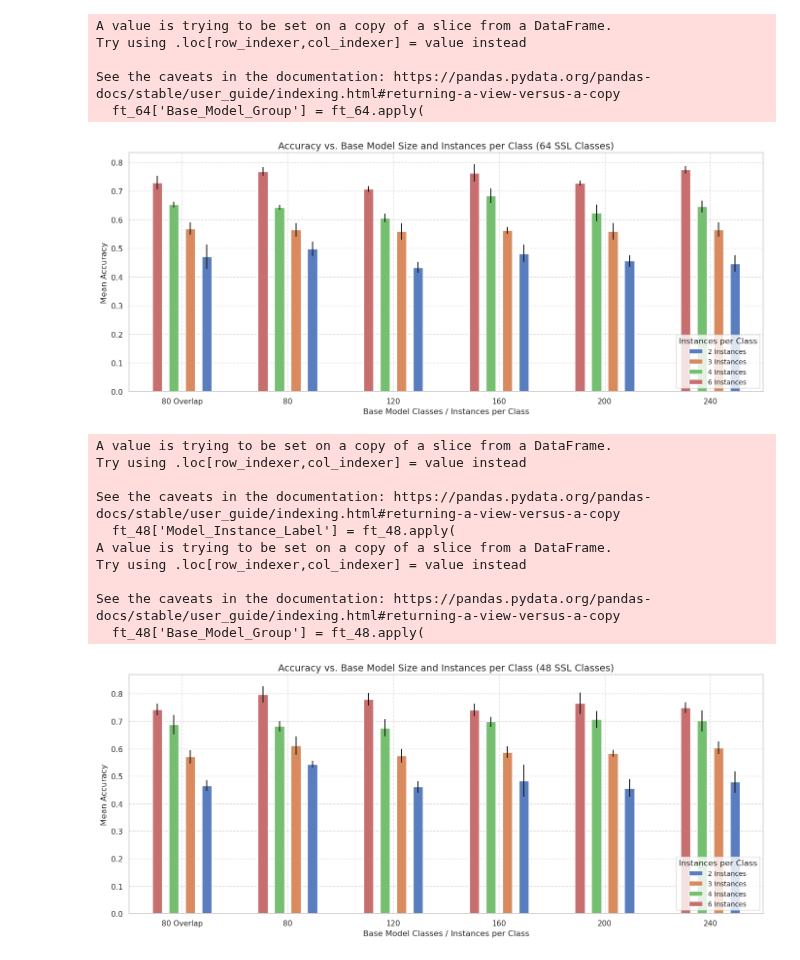
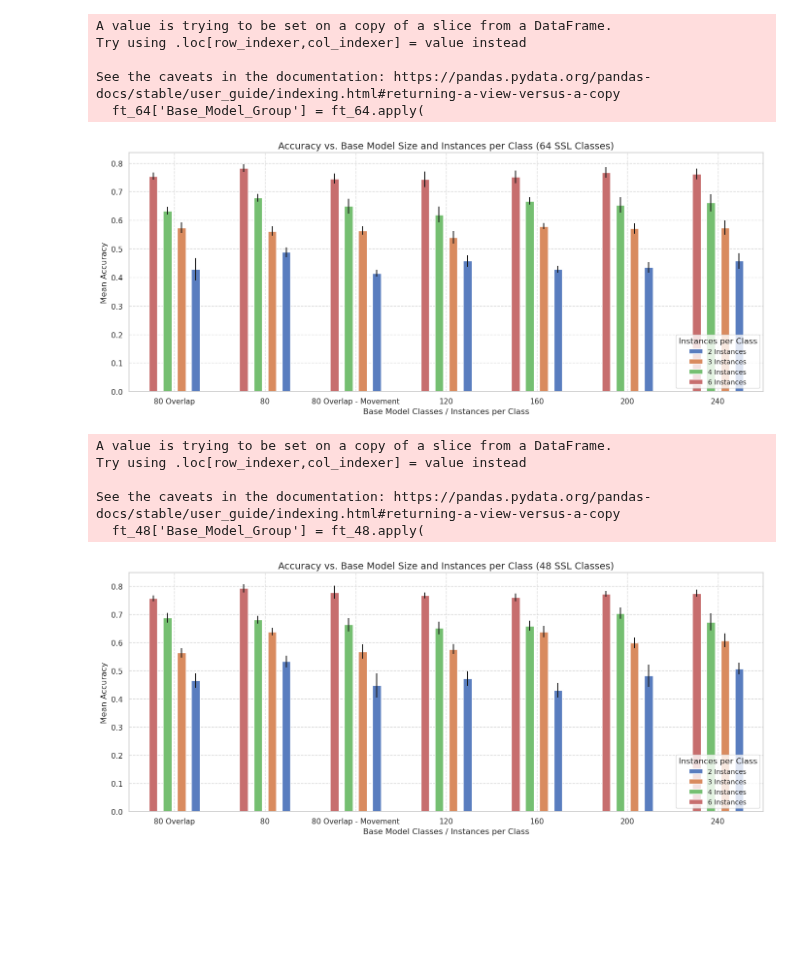
Before and after one commit to Neethamadhu-Madurasinghe/sign_language, a Jupyter notebook: plotting/SSL_models_results.ipynb, the cells around one changed output. Cells and saved outputs as stored; diff of their text form; code cells hidden in the pictures; blank space fills up the shorter version.

Commit message:
Plot again with new data

```diff
--- a/plotting/SSL_models_results.ipynb
+++ b/plotting/SSL_models_results.ipynb
@@ -23,9 +23,9 @@ def parse_metric(metric_str):
 df = pd.read_csv('Research Data - Summary.csv')
 # %%
 # Parse metrics into mean and std columns
-df[['Accuracy_mean', 'Accuracy_std']] = df['Accuracy'].apply(lambda x: pd.Series(parse_metric(x)))
-df[['F1_mean', 'F1_std']] = df['F1'].apply(lambda x: pd.Series(parse_metric(x)))
-df[['Epochs_mean', 'Epochs_std']] = df['Epochs'].apply(lambda x: pd.Series(parse_metric(x)))
+df[['Accuracy_mean', 'Accuracy_std']] = df['Accuracy_Fixed_Testing'].apply(lambda x: pd.Series(parse_metric(x)))
+df[['F1_mean', 'F1_std']] = df['F1_Fixed_Testing'].apply(lambda x: pd.Series(parse_metric(x)))
+df[['Epochs_mean', 'Epochs_std']] = df['Epochs_Fixed_Testing'].apply(lambda x: pd.Series(parse_metric(x)))
 # %%
 
 df = df.rename(columns={
@@ -35,7 +35,7 @@ df = df.rename(columns={
 })
 
 # Convert 'Overlapping' to boolean for consistency
-df['Overlapping'] = df['Overlapping'].map({'Yes': True, 'No': False})
+# df['Overlapping'] = df['Overlapping'].map({'Yes': True, 'No': False})
 # %%
 scrollable_table = f"""
 <div style="height: 300px; overflow: auto;">
@@ -251,11 +279,19 @@ plt.figure(figsize=(14, 6))
 # Filter data: Fine-tuned models with 64 SSL classes
 ft_64 = df[(df['Model_Type'] == 'FINETUNED') & (df['FT_Direct_Classes'] == 64)]
 
+# Mapping for overlap labels
+overlap_label_map = {
+    'Yes': ' Overlap',
+    'Movement': ' Overlap - Movement',
+    'No': ''
+}
+
 # Create new columns for grouping
 ft_64['Base_Model_Group'] = ft_64.apply(
-    lambda row: f"{int(row['Base_Model_Classes'])}{' Overlap' if row['Overlapping'] else ''}",
+    lambda row: f"{int(row['Base_Model_Classes'])}{overlap_label_map.get(row['Overlapping'], '')}",
     axis=1
 )
+
 
 # Sort for correct plotting order
 ft_64 = ft_64.sort_values(
@@ -313,23 +349,27 @@ plt.show()
 plt.figure(figsize=(14, 6))
 
 # Filter data: Fine-tuned models with 64 SSL classes
-ft_48= df[(df['Model_Type'] == 'FINETUNED') & (df['FT_Direct_Classes'] == 48)]
+ft_48 = df[(df['Model_Type'] == 'FINETUNED') & (df['FT_Direct_Classes'] == 48)]
 
-# Create new columns for grouping and labels
-ft_48['Model_Instance_Label'] = ft_48.apply(
-    lambda row: f"{int(row['Base_Model_Classes'])}{' Overlap' if row['Overlapping'] else ''}/{int(row['Instances_per_class'])}",
+# Mapping for overlap labels
+overlap_label_map = {
+    'Yes': ' Overlap',
+    'Movement': ' Overlap - Movement',
+    'No': ''
+}
+
+# Create new columns for grouping
+ft_48['Base_Model_Group'] = ft_48.apply(
+    lambda row: f"{int(row['Base_Model_Classes'])}{overlap_label_map.get(row['Overlapping'], '')}",
     axis=1
 )
-ft_48['Base_Model_Group'] = ft_48.apply(
-    lambda row: f"{int(row['Base_Model_Classes'])}{' Overlap' if row['Overlapping'] else ''}",
-    axis=1
-)
+
 
 # Sort for correct plotting order
 ft_48 = ft_48.sort_values(
     by=['Base_Model_Classes', 'Overlapping', 'Instances_per_class'],
     ascending=[True, False, False]
-)
+).reset_index(drop=True)
 
 # Create plot index
 ft_48['Plot_Index'] = range(len(ft_48))
@@ -342,7 +382,7 @@ ax = sns.barplot(
     palette='muted',
     data=ft_48,
     width=1.5,
-    yerr=ft_48['Accuracy_std']
+    yerr=ft_48['Accuracy_std'],
 )
 
 
@@ -357,40 +397,35 @@ for group, group_df in ft_48.groupby('Base_Model_Group'):
     group_labels.append(group)
 
 # Set only one label per group, centered
 ax.set_xticks(group_centers)
 ax.set_xticklabels(group_labels, ha='center')
 
 # Customize plot
 plt.title('Accuracy vs. Base Model Size and Instances per Class (48 SSL Classes)', fontsize=14)
 plt.xlabel('Base Model Classes / Instances per Class', fontsize=12)
 plt.ylabel('Mean Accuracy', fontsize=12)
 
 # Fix legend labels
 handles, _ = ax.get_legend_handles_labels()
 plt.legend(handles=handles, labels=['2 Instances', '3 Instances', '4 Instances', '6 Instances'],
            title='Instances per Class', title_fontsize=12, fontsize=10, loc='lower right')
 
 plt.grid(True, linestyle='--', alpha=0.7)
 plt.tight_layout()
 plt.show()
 # %% [output]
 A value is trying to be set on a copy of a slice from a DataFrame.
 Try using .loc[row_indexer,col_indexer] = value instead
 
 See the caveats in the documentation: https://pandas.pydata.org/pandas-docs/stable/user_guide/indexing.html#returning-a-view-versus-a-copy
   ft_64['Base_Model_Group'] = ft_64.apply(
-[figure, old version]
+[figure, new version]
-A value is trying to be set on a copy of a slice from a DataFrame.
-Try using .loc[row_indexer,col_indexer] = value instead
-
-See the caveats in the documentation: https://pandas.pydata.org/pandas-docs/stable/user_guide/indexing.html#returning-a-view-versus-a-copy
-  ft_48['Model_Instance_Label'] = ft_48.apply(
 A value is trying to be set on a copy of a slice from a DataFrame.
 Try using .loc[row_indexer,col_indexer] = value instead
 
 See the caveats in the documentation: https://pandas.pydata.org/pandas-docs/stable/user_guide/indexing.html#returning-a-view-versus-a-copy
   ft_48['Base_Model_Group'] = ft_48.apply(
-[figure, old version]
+[figure, new version]
 # %%
 import seaborn as sns
 import matplotlib.pyplot as plt
```
Also changed, not shown: parts of 8 cells of this notebook, 7 other files.
